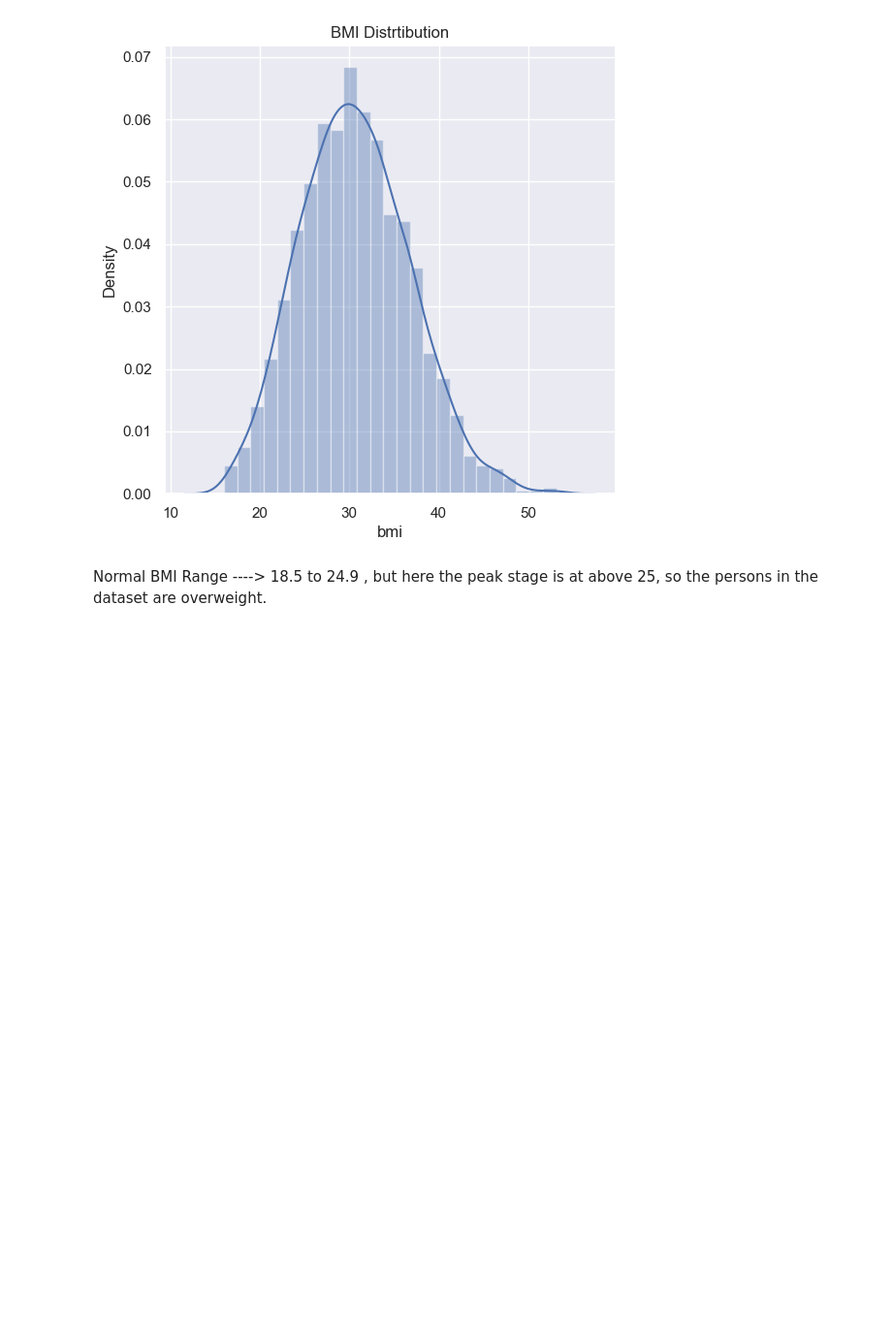
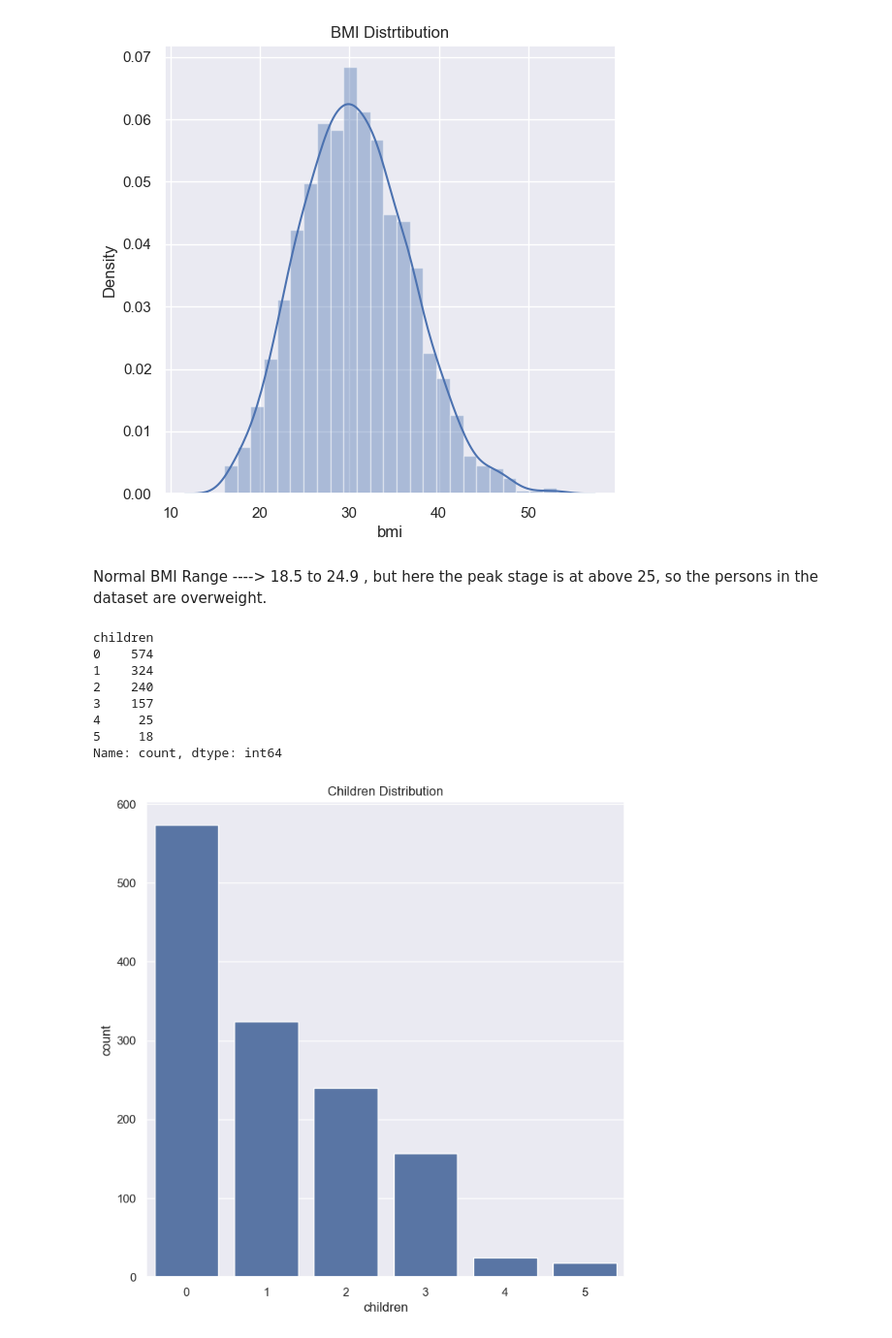
Before and after one commit to lalitha-hari/Medical_Insurance_Prediction, a Jupyter notebook: main.ipynb, the cells around one changed output. Shown at 97% size. Saved outputs shown, nothing was run; the diff lists cells and outputs as text; code cells hidden in the pictures; blank space fills up the shorter version.

```diff
--- a/main.ipynb
+++ b/main.ipynb
@@ -118,3 +121,20 @@ https://gist.github.com/mwaskom/de44147ed2974457ad6372750bbe5751
 [figure]
 # %% [markdown]
 Normal BMI Range ----> 18.5 to 24.9 , but here the peak stage is at above 25, so the persons in the dataset are overweight.
+# %%
+#Children
+print(df["children"].value_counts())
+plt.figure(figsize=(8,8))
+sns.countplot(data=df,x="children")
+plt.title("Children Distribution")
+plt.show()
+# %% [output]
+children
+0    574
+1    324
+2    240
+3    157
+4     25
+5     18
+Name: count, dtype: int64
+[figure, added]
```
Also changed, not shown: parts of 6 cells of this notebook.
